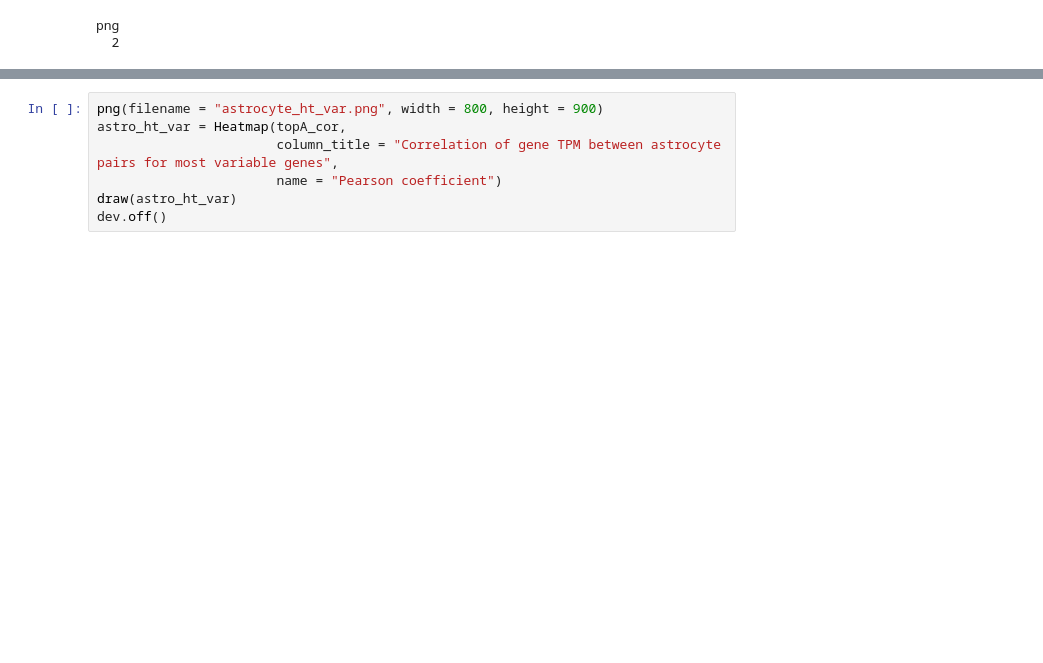
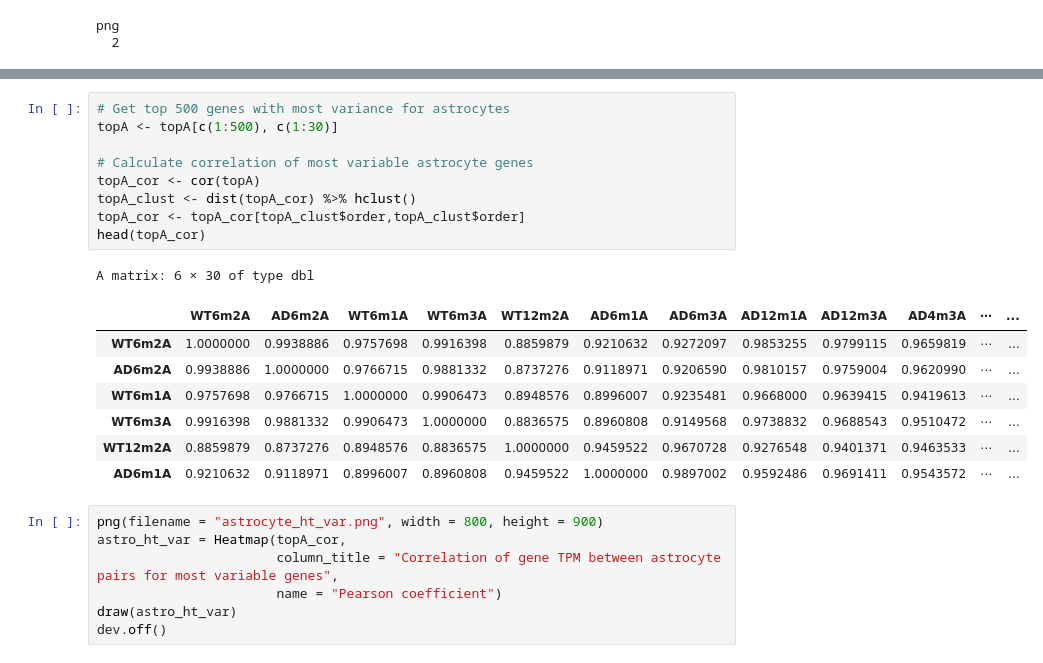
Before and after one commit to rogadde/rnaseq-analysis, a Jupyter notebook: results/correlation.ipynb, the cells around one changed output, grey strips where cells are left out. Cells and saved outputs as stored; diff of their text form; blank space fills up the shorter version.

```diff
--- a/results/correlation.ipynb
+++ b/results/correlation.ipynb
@@ -181,3 +184,21 @@ png
+# %%
+# Get top 500 genes with most variance for astrocytes
+topA <- topA[c(1:500), c(1:30)]
+
+# Calculate correlation of most variable astrocyte genes
+topA_cor <- cor(topA)
+topA_clust <- dist(topA_cor) %>% hclust()
+topA_cor <- topA_cor[topA_clust$order,topA_clust$order]
+head(topA_cor)
+# %% [output]
+A matrix: 6 × 30 of type dbl
+|  | WT6m2A | AD6m2A | WT6m1A | WT6m3A | WT12m2A | AD6m1A | AD6m3A | AD12m1A | AD12m3A | AD4m3A | ⋯ | ... |
+| WT6m2A | 1.0000000 | 0.9938886 | 0.9757698 | 0.9916398 | 0.8859879 | 0.9210632 | 0.9272097 | 0.9853255 | 0.9799115 | 0.9659819 | ⋯ | ... |
+| AD6m2A | 0.9938886 | 1.0000000 | 0.9766715 | 0.9881332 | 0.8737276 | 0.9118971 | 0.9206590 | 0.9810157 | 0.9759004 | 0.9620990 | ⋯ | ... |
+| WT6m1A | 0.9757698 | 0.9766715 | 1.0000000 | 0.9906473 | 0.8948576 | 0.8996007 | 0.9235481 | 0.9668000 | 0.9639415 | 0.9419613 | ⋯ | ... |
+| WT6m3A | 0.9916398 | 0.9881332 | 0.9906473 | 1.0000000 | 0.8836575 | 0.8960808 | 0.9149568 | 0.9738832 | 0.9688543 | 0.9510472 | ⋯ | ... |
+| WT12m2A | 0.8859879 | 0.8737276 | 0.8948576 | 0.8836575 | 1.0000000 | 0.9459522 | 0.9670728 | 0.9276548 | 0.9401371 | 0.9463533 | ⋯ | ... |
+| AD6m1A | 0.9210632 | 0.9118971 | 0.8996007 | 0.8960808 | 0.9459522 | 1.0000000 | 0.9897002 | 0.9592486 | 0.9691411 | 0.9543572 | ⋯ | ... |
 # %%
 png(filename = "astrocyte_ht_var.png", width = 800, height = 900)
 astro_ht_var = Heatmap(topA_cor,
```
Also changed, not shown: parts of 6 cells of this notebook, 2 other files.
